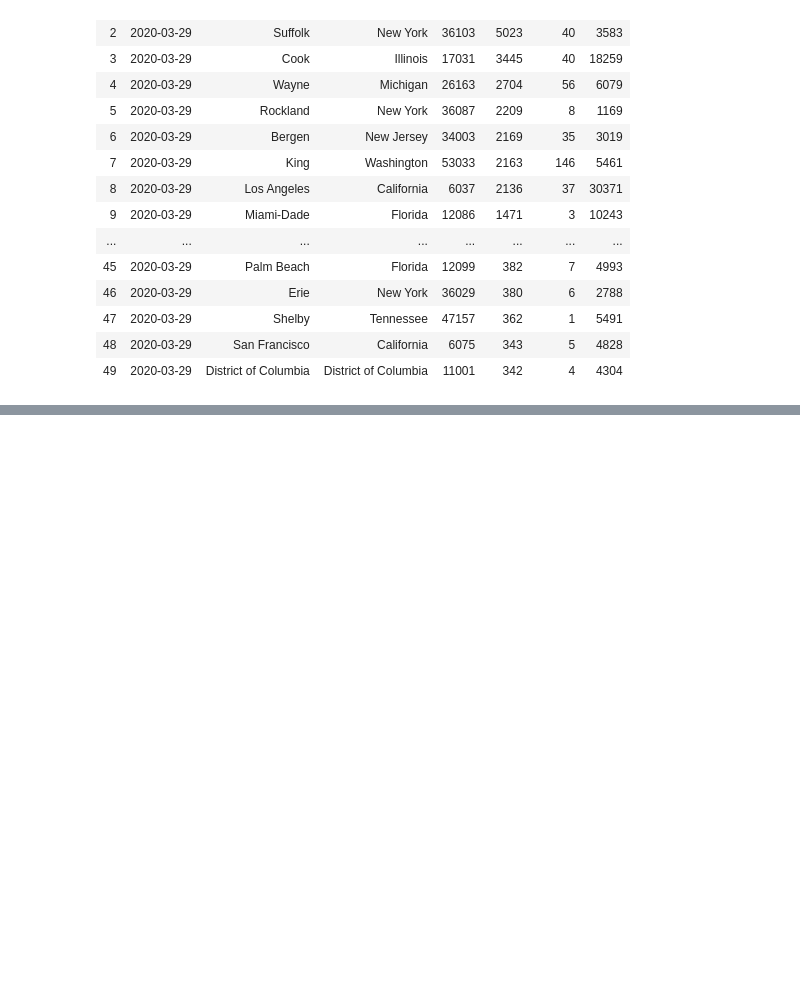
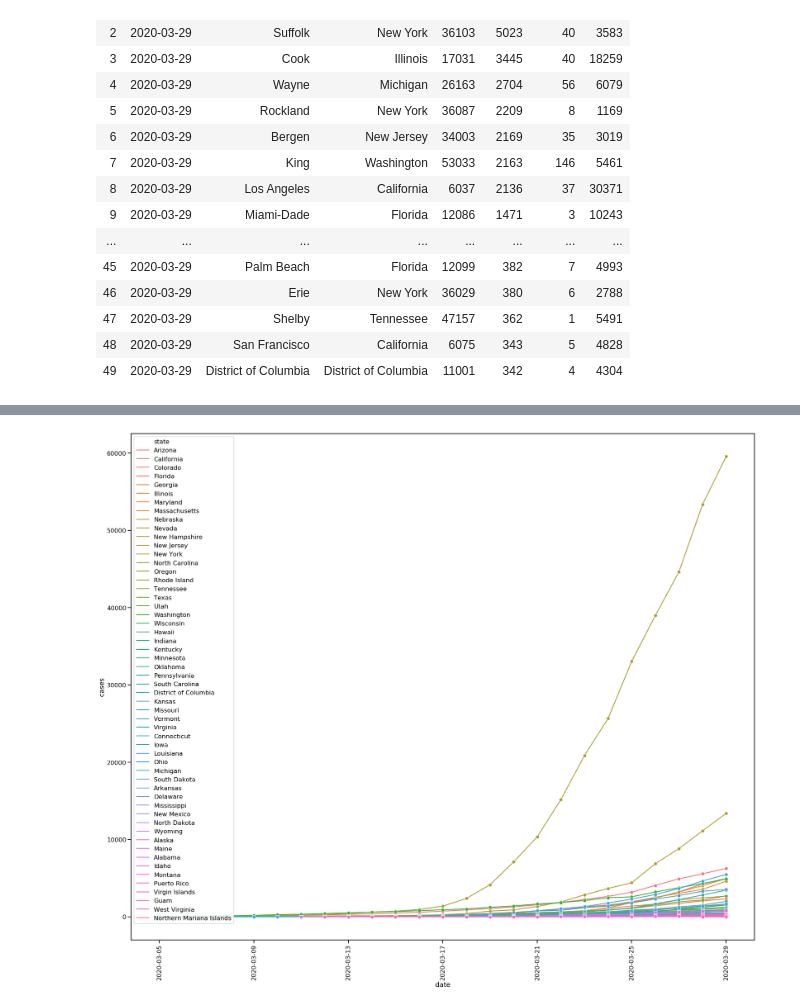
Before and after one commit to muoyo/covid-19-data, a Jupyter notebook: analysis.ipynb, the cells around one changed output, grey strips where cells are left out. Drawn from its saved outputs; the diff is of its cells as text; code cells hidden in the pictures; blank space fills up the shorter version.

```diff
--- a/analysis.ipynb
+++ b/analysis.ipynb
@@ -154,0 +197,6 @@ plt.xticks(rotation=90);
+# %%
+plt.figure(figsize=(30,25))
+sns.lineplot(x=df_states['date'], y=df_states['cases'], hue=df_states['state'], marker='o', ci=False)
+plt.xticks(rotation=90);
+# %% [output]
+[figure, added]
```
Also changed, not shown: parts of 14 cells of this notebook, 1 other file.
